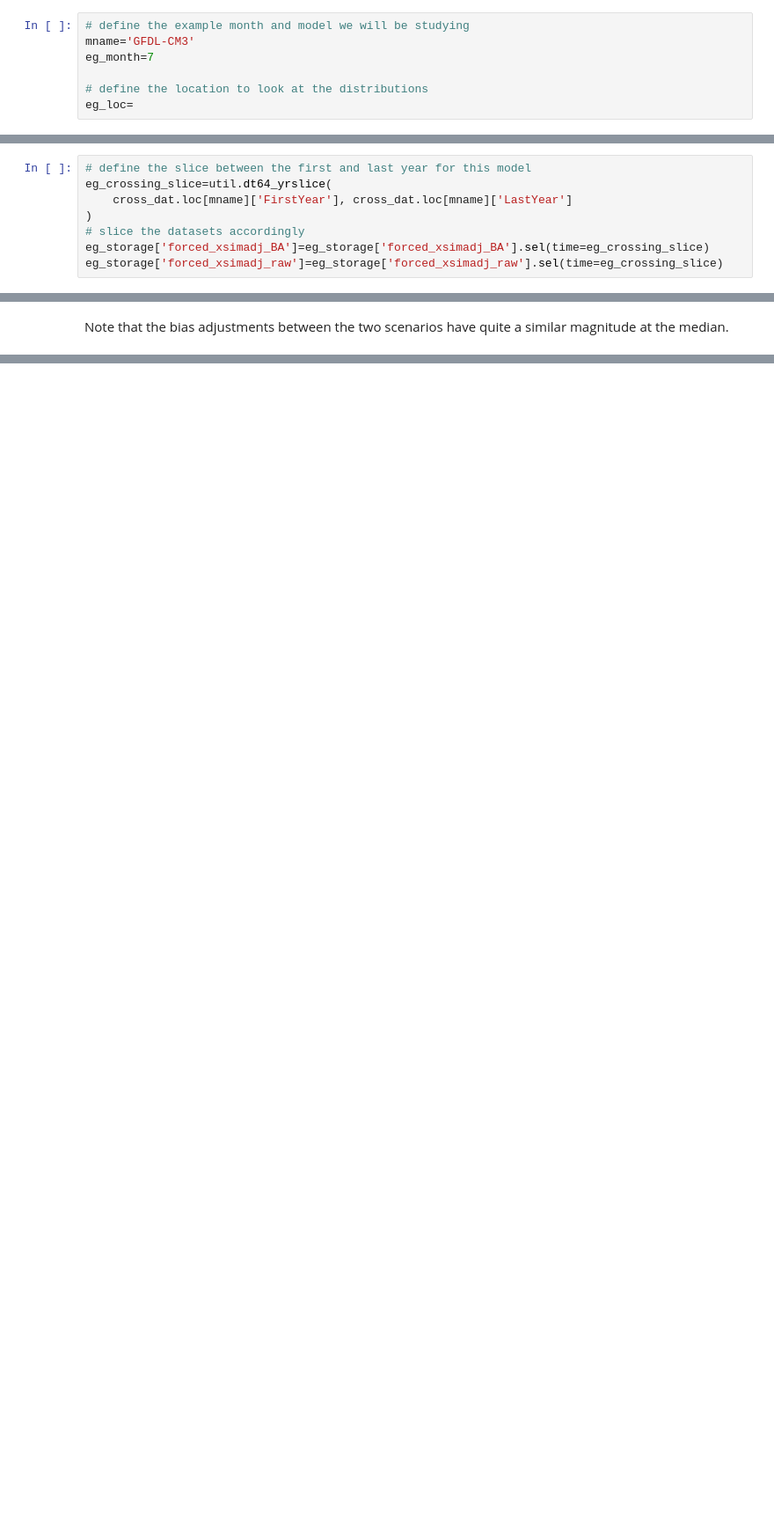
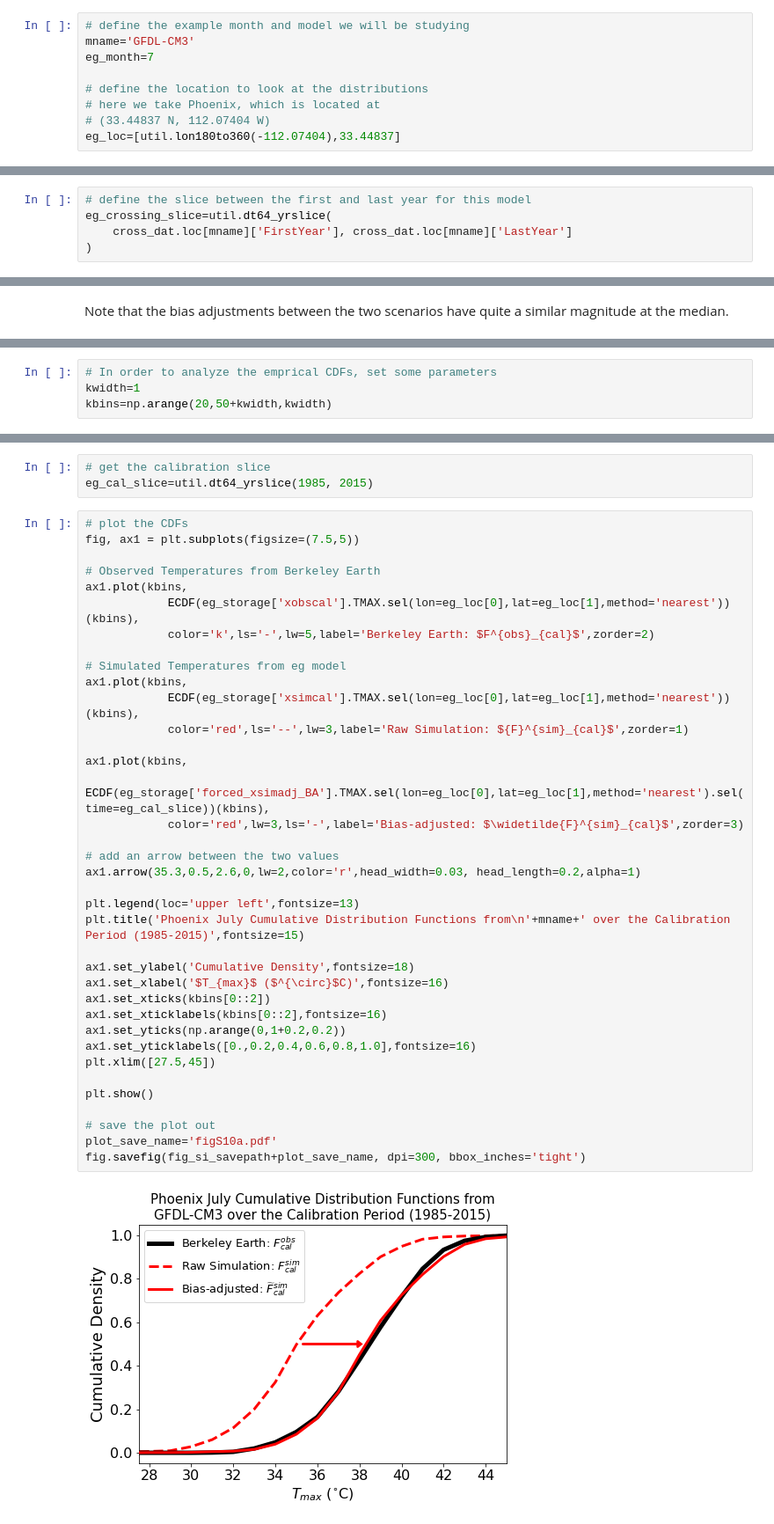
Before and after one commit to climatecentral/gilford22_attframework, a Jupyter notebook: BiasAdjust_comparison.ipynb, the cells around one changed output, grey strips where cells are left out. Shown at 88% size. Cells and saved outputs as stored; diff of their text form; blank space fills up the shorter version.

```diff
--- a/BiasAdjust_comparison.ipynb
+++ b/BiasAdjust_comparison.ipynb
@@ -26,7 +30,9 @@ mname='GFDL-CM3'
 eg_month=7
 
 # define the location to look at the distributions
-eg_loc=
+# here we take Phoenix, which is located at
+# (33.44837 N, 112.07404 W)
+eg_loc=[util.lon180to360(-112.07404),33.44837]
 # %% [markdown]
 # Load example bias-adjustment dictionary
 # %%
@@ -76,6 +82,3 @@ Name: GFDL-CM3, dtype: int64
 eg_crossing_slice=util.dt64_yrslice(
     cross_dat.loc[mname]['FirstYear'], cross_dat.loc[mname]['LastYear']
 )
-# slice the datasets accordingly
-eg_storage['forced_xsimadj_BA']=eg_storage['forced_xsimadj_BA'].sel(time=eg_crossing_slice)
-eg_storage['forced_xsimadj_raw']=eg_storage['forced_xsimadj_raw'].sel(time=eg_crossing_slice)
@@ -145,0 +157,4 @@ Note that the bias adjustments between the two scenarios have quite a similar ma
+# %%
+# In order to analyze the emprical CDFs, set some parameters
+kwidth=1
+kbins=np.arange(20,50+kwidth,kwidth)
@@ -145,0 +163,42 @@ Note that the bias adjustments between the two scenarios have quite a similar ma
+# %%
+# get the calibration slice
+eg_cal_slice=util.dt64_yrslice(1985, 2015)
+# %%
+# plot the CDFs
+fig, ax1 = plt.subplots(figsize=(7.5,5))
+
+# Observed Temperatures from Berkeley Earth
+ax1.plot(kbins,
+            ECDF(eg_storage['xobscal'].TMAX.sel(lon=eg_loc[0],lat=eg_loc[1],method='nearest'))(kbins),
+            color='k',ls='-',lw=5,label='Berkeley Earth: $F^{obs}_{cal}$',zorder=2)
+
+# Simulated Temperatures from eg model
+ax1.plot(kbins,
+            ECDF(eg_storage['xsimcal'].TMAX.sel(lon=eg_loc[0],lat=eg_loc[1],method='nearest'))(kbins),
+            color='red',ls='--',lw=3,label='Raw Simulation: ${F}^{sim}_{cal}$',zorder=1)
+
+ax1.plot(kbins,
+            ECDF(eg_storage['forced_xsimadj_BA'].TMAX.sel(lon=eg_loc[0],lat=eg_loc[1],method='nearest').sel(time=eg_cal_slice))(kbins),
+            color='red',lw=3,ls='-',label='Bias-adjusted: $\widetilde{F}^{sim}_{cal}$',zorder=3)
+
+# add an arrow between the two values
+ax1.arrow(35.3,0.5,2.6,0,lw=2,color='r',head_width=0.03, head_length=0.2,alpha=1)
+
+plt.legend(loc='upper left',fontsize=13)
+plt.title('Phoenix July Cumulative Distribution Functions from\n'+mname+' over the Calibration Period (1985-2015)',fontsize=15)
+
+ax1.set_ylabel('Cumulative Density',fontsize=18)
+ax1.set_xlabel('$T_{max}$ ($^{\circ}$C)',fontsize=16)
+ax1.set_xticks(kbins[0::2])
+ax1.set_xticklabels(kbins[0::2],fontsize=16)
+ax1.set_yticks(np.arange(0,1+0.2,0.2))
+ax1.set_yticklabels([0.,0.2,0.4,0.6,0.8,1.0],fontsize=16)
+plt.xlim([27.5,45])
+
+plt.show()
+
+# save the plot out
+plot_save_name='figS10a.pdf'
+fig.savefig(fig_si_savepath+plot_save_name, dpi=300, bbox_inches='tight')
+# %% [output]
+[figure, added]
```
Also changed, not shown: parts of 9 cells of this notebook, 3 other files.
